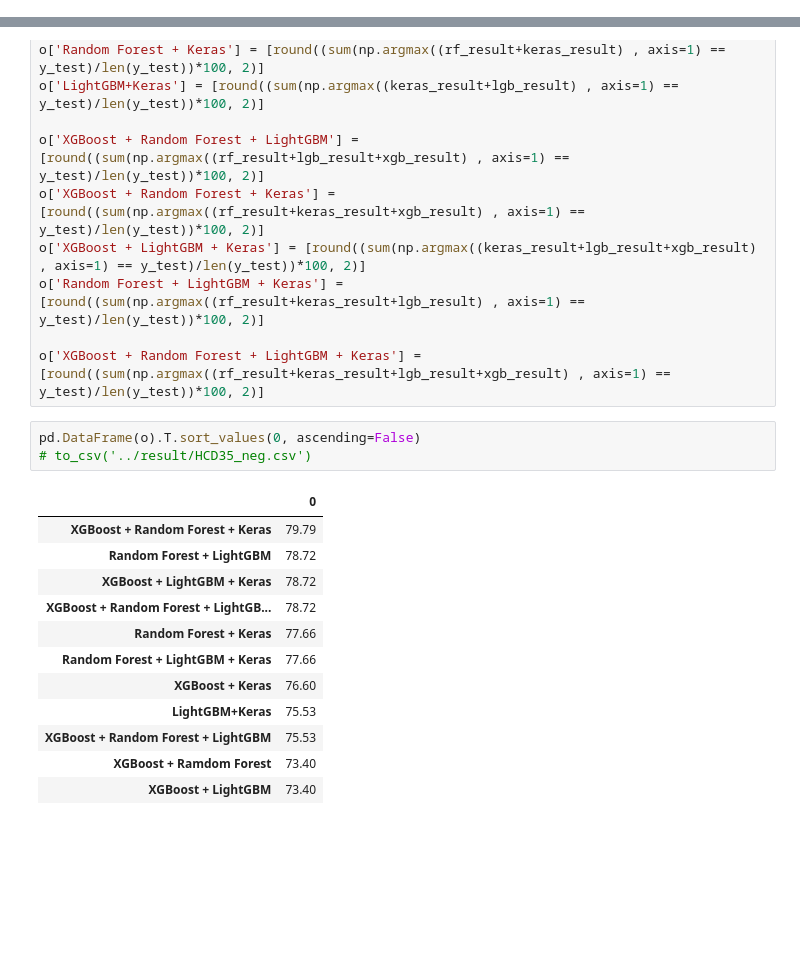
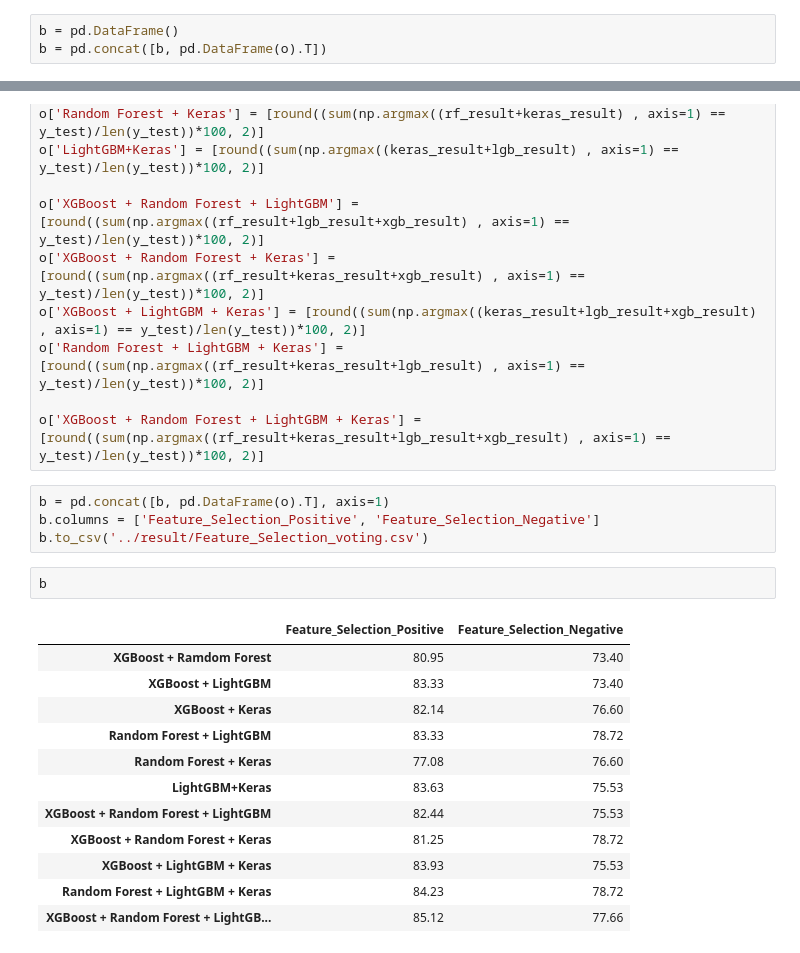
Before and after one commit to tobigithub/ms2class-1, a Jupyter notebook: ipynb/8_1_2_Voting Feature Selection.ipynb, the cells around one changed output, grey strips where cells are left out. Cells and saved outputs as stored; diff of their text form; blank space fills up the shorter version.

```diff
--- a/ipynb/8_1_2_Voting Feature Selection.ipynb
+++ b/ipynb/8_1_2_Voting Feature Selection.ipynb
@@ -103,3 +87,6 @@ pd.DataFrame(o).T
+# %%
+b = pd.DataFrame()
+b = pd.concat([b, pd.DataFrame(o).T])
 # %%
 df = pd.read_csv('../data/feature_selection_negative.csv')
 # %%
@@ -162,19 +149,22 @@ o['XGBoost + LightGBM + Keras'] = [round((sum(np.argmax((keras_result+lgb_result
 o['Random Forest + LightGBM + Keras'] = [round((sum(np.argmax((rf_result+keras_result+lgb_result) , axis=1) == y_test)/len(y_test))*100, 2)]
 
 o['XGBoost + Random Forest + LightGBM + Keras'] = [round((sum(np.argmax((rf_result+keras_result+lgb_result+xgb_result) , axis=1) == y_test)/len(y_test))*100, 2)]
-# %%
-pd.DataFrame(o).T.sort_values(0, ascending=False)
-# to_csv('../result/HCD35_neg.csv')
-# %% [output]
-|  | 0 |
-| XGBoost + Random Forest + Keras | 79.79 |
-| Random Forest + LightGBM | 78.72 |
-| XGBoost + LightGBM + Keras | 78.72 |
-| XGBoost + Random Forest + LightGB... | 78.72 |
-| Random Forest + Keras | 77.66 |
-| Random Forest + LightGBM + Keras | 77.66 |
-| XGBoost + Keras | 76.60 |
-| LightGBM+Keras | 75.53 |
-| XGBoost + Random Forest + LightGBM | 75.53 |
-| XGBoost + Ramdom Forest | 73.40 |
-| XGBoost + LightGBM | 73.40 |
+# %%
+b = pd.concat([b, pd.DataFrame(o).T], axis=1)
+b.columns = ['Feature_Selection_Positive', 'Feature_Selection_Negative']
+b.to_csv('../result/Feature_Selection_voting.csv')
+# %%
+b
+# %% [output]
+|  | Feature_Selection_Positive | Feature_Selection_Negative |
+| XGBoost + Ramdom Forest | 80.95 | 73.40 |
+| XGBoost + LightGBM | 83.33 | 73.40 |
+| XGBoost + Keras | 82.14 | 76.60 |
+| Random Forest + LightGBM | 83.33 | 78.72 |
+| Random Forest + Keras | 77.08 | 76.60 |
+| LightGBM+Keras | 83.63 | 75.53 |
+| XGBoost + Random Forest + LightGBM | 82.44 | 75.53 |
+| XGBoost + Random Forest + Keras | 81.25 | 78.72 |
+| XGBoost + LightGBM + Keras | 83.93 | 75.53 |
+| Random Forest + LightGBM + Keras | 84.23 | 78.72 |
+| XGBoost + Random Forest + LightGB... | 85.12 | 77.66 |
```
Also changed, not shown: parts of 1 cell of this notebook, 44 other files.
